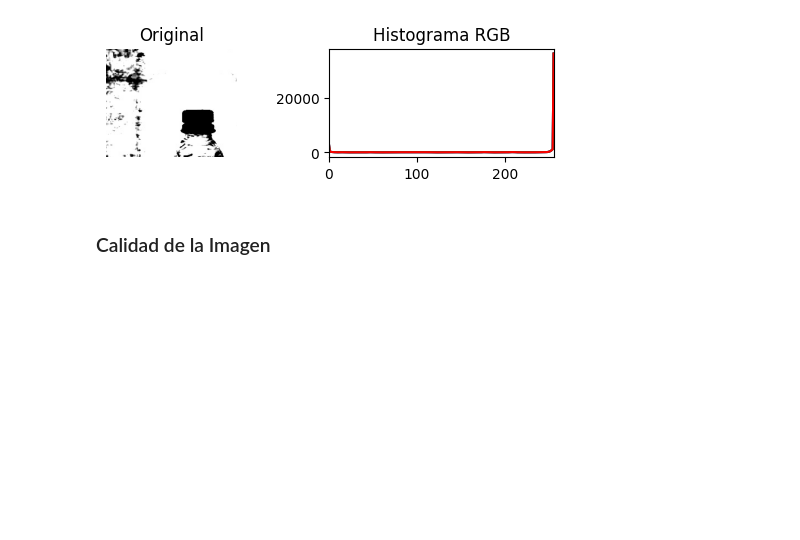
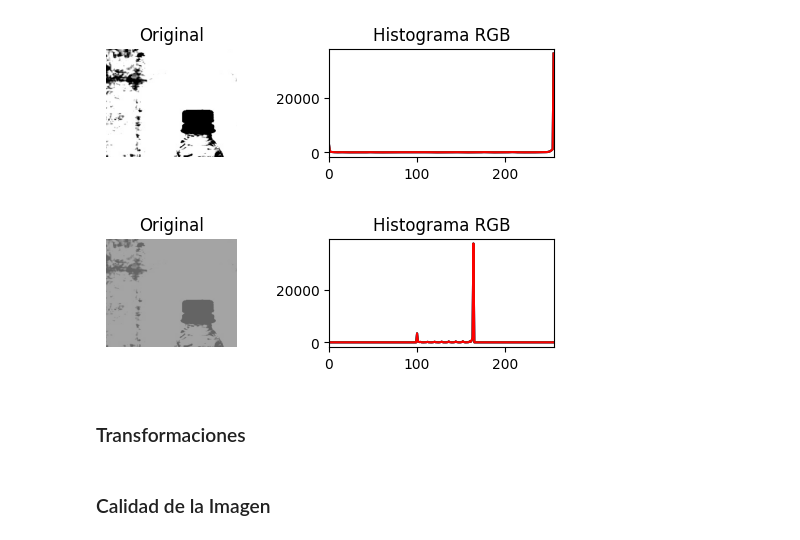
Before and after one commit to cae1000/Trabajos-Vision, a Jupyter notebook: Laboratorio 1/Practica_Lab1.ipynb, the cells around one changed output. Cells and saved outputs as stored; diff of their text form; code cells hidden in the pictures; blank space fills up the shorter version.

Commit message:
Agregar Transformaciones

```diff
--- a/Laboratorio 1/Practica_Lab1.ipynb
+++ b/Laboratorio 1/Practica_Lab1.ipynb
@@ -27,6 +27,32 @@ for i, c in enumerate(colors):
     plt.xlim([0,256])
 # %% [output]
 [figure]
+# %%
+brillo= 100
+contraste=0.25
+adjustado = cv2.addWeighted( botellafondo, contraste, botellafondo, 0, brillo)
+
+# display the output image
+histRGB = cv2.calcHist([adjustado], [0], None, [256], [0, 256])
+
+plt.subplot(3,2,1)
+plt.title("Original")
+plt.imshow(adjustado[:,:,::-1])
+plt.axis('off')
+
+#Histograma original
+plt.subplot(3,2,2)
+plt.title("Histograma RGB")
+
+for i, c in enumerate(colors):
+    histRGB = cv2.calcHist([adjustado], [i], None, [256], [0, 256])
+    plt.plot(histRGB, color = c)
+    plt.title('Histograma RGB')
+    plt.xlim([0,256])
+# %% [output]
+[figure, added]
+# %% [markdown]
+### Transformaciones
 # %% [markdown]
 ### Calidad de la Imagen
 # %% [markdown]
```
Also changed, not shown: parts of 2 cells of this notebook.
